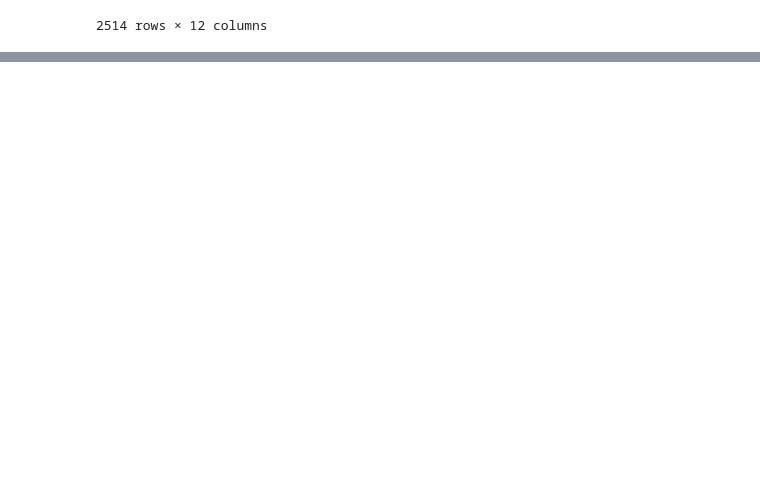
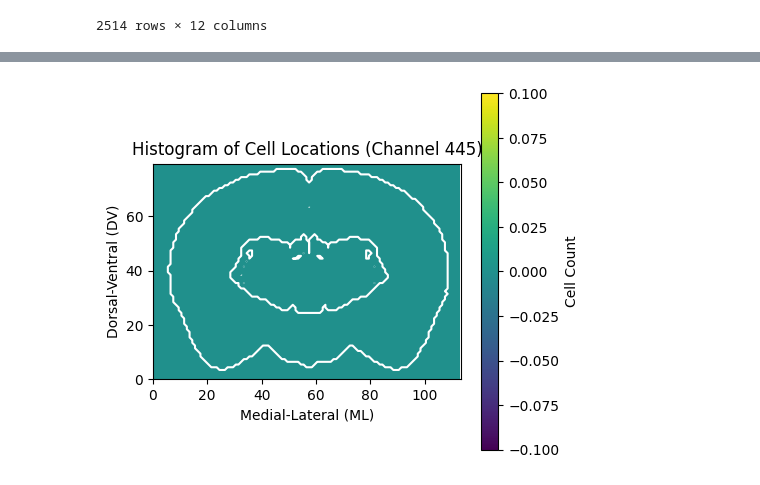
Before and after one commit to leesuyee/mesoscale-connectivity-tutorial, a Jupyter notebook: mesoscale_connectivity_coding_activity.ipynb, the cells around one changed output, grey strips where cells are left out. Cells and saved outputs as stored; diff of their text form; code cells hidden in the pictures; blank space fills up the shorter version.

```diff
--- a/mesoscale_connectivity_coding_activity.ipynb
+++ b/mesoscale_connectivity_coding_activity.ipynb
@@ -68,0 +75,15 @@ Metadata folder found at /content/mesoscale-connectivity-tutorial/metadata
+# %%
+from pathlib import Path
+from brainglobe_atlasapi import BrainGlobeAtlas
+
+# Path to the .brainglobe folder in your cloned repo
+local_bg_dir = Path("/content/mesoscale-connectivity-tutorial/data/.brainglobe")
+
+# Initialize the atlas using the local path
+atlas = BrainGlobeAtlas(
+    atlas_name="allen_mouse_100um",
+    brainglobe_dir=local_bg_dir,
+    check_latest=False  # disables network version check
+)
+
+print(atlas.reference.shape)
@@ -337,0 +385,58 @@ metadata_df.head()
+# %%
+import matplotlib.pyplot as plt
+import numpy as np
+
+# to do - need to play around with the plane and window bounds as these have changed since we're at 100um resolution now.
+# doulbe check if i have enough space to download the 25um
+ch = '445' # select a channel
+plane = 70 # anterior-posterior slice to plot
+window = 50 # slice window bounds
+roiList = ["root", "TH"] # brain structures to plot
+
+# set figure parameters
+fig, ax = plt.subplots(figsize=(5, 4))
+
+cellLocs = ccf_df
+
+# generate the histogram of cell coordinates
+planeLocs = cellLocs.loc[(cellLocs['AP'] >= plane - window) & (cellLocs['AP'] <= plane + window), :] # filter cellLocs to coordinates within AP slice bounds
+
+# calculate bins for histogram
+xbins = np.arange(0, atlas.get_structure_mask("root").shape[2], 1)
+ybins = np.arange(0, atlas.get_structure_mask("root").shape[1], 1)
+
+# create histogram of ML, DV coordinates
+hist, xedges, yedges = np.histogram2d(
+    planeLocs[planeLocs['channel'] == ch]["ML"],
+    planeLocs[planeLocs['channel'] == ch]["DV"],
+    bins=(xbins, ybins))
+
+# overlay the heatmap
+extent = [xedges[0], xedges[-1], yedges[0], yedges[-1]]
+heatmap = ax.imshow(
+    hist.T,  # transpose because imshow expects (rows, cols)
+    extent=extent,
+    origin="upper",
+    cmap="viridis",
+    alpha=1)
+
+# generate contour outlines for brain structures
+for roi in roiList:
+    roi_mask = atlas.get_structure_mask(roi) # creates a binary array the size of the brain, mask out brain structures of interest
+    ax.contour(roi_mask[plane, :, :],
+        levels=[0.5],
+        colors="white",
+        linewidths=1.5,
+        origin="upper") # plotting features for structure outline
+
+# add colorbar and labels
+cbar = plt.colorbar(heatmap, ax=ax)
+cbar.set_label("Cell Count")
+ax.set_title(f"Histogram of Cell Locations (Channel {ch})")
+ax.set_xlabel("Medial-Lateral (ML)")
+ax.set_ylabel("Dorsal-Ventral (DV)")
+
+plt.tight_layout()
+plt.show()
+# %% [output]
+[figure, added]
```
Also changed, not shown: parts of 7 cells of this notebook.
